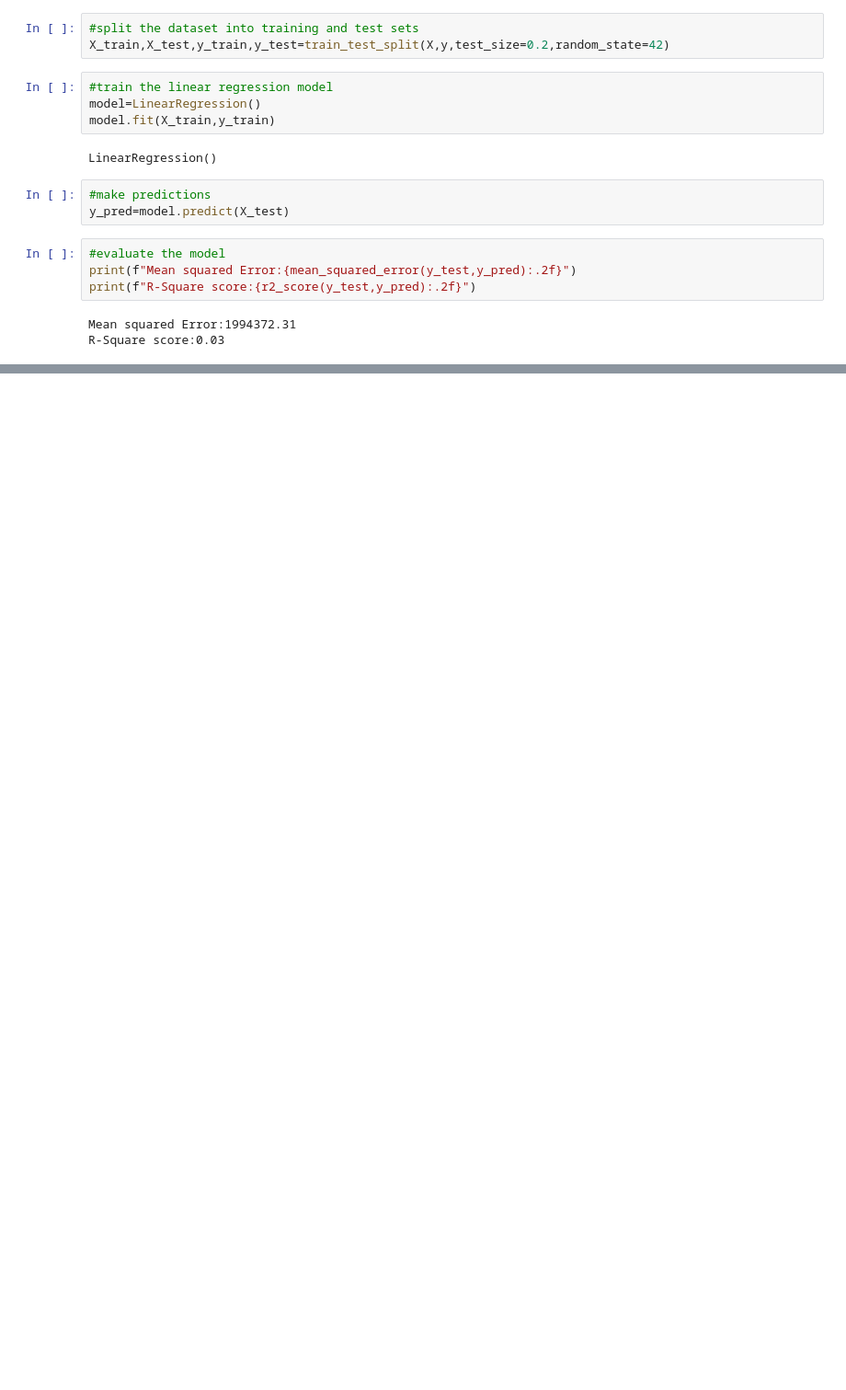
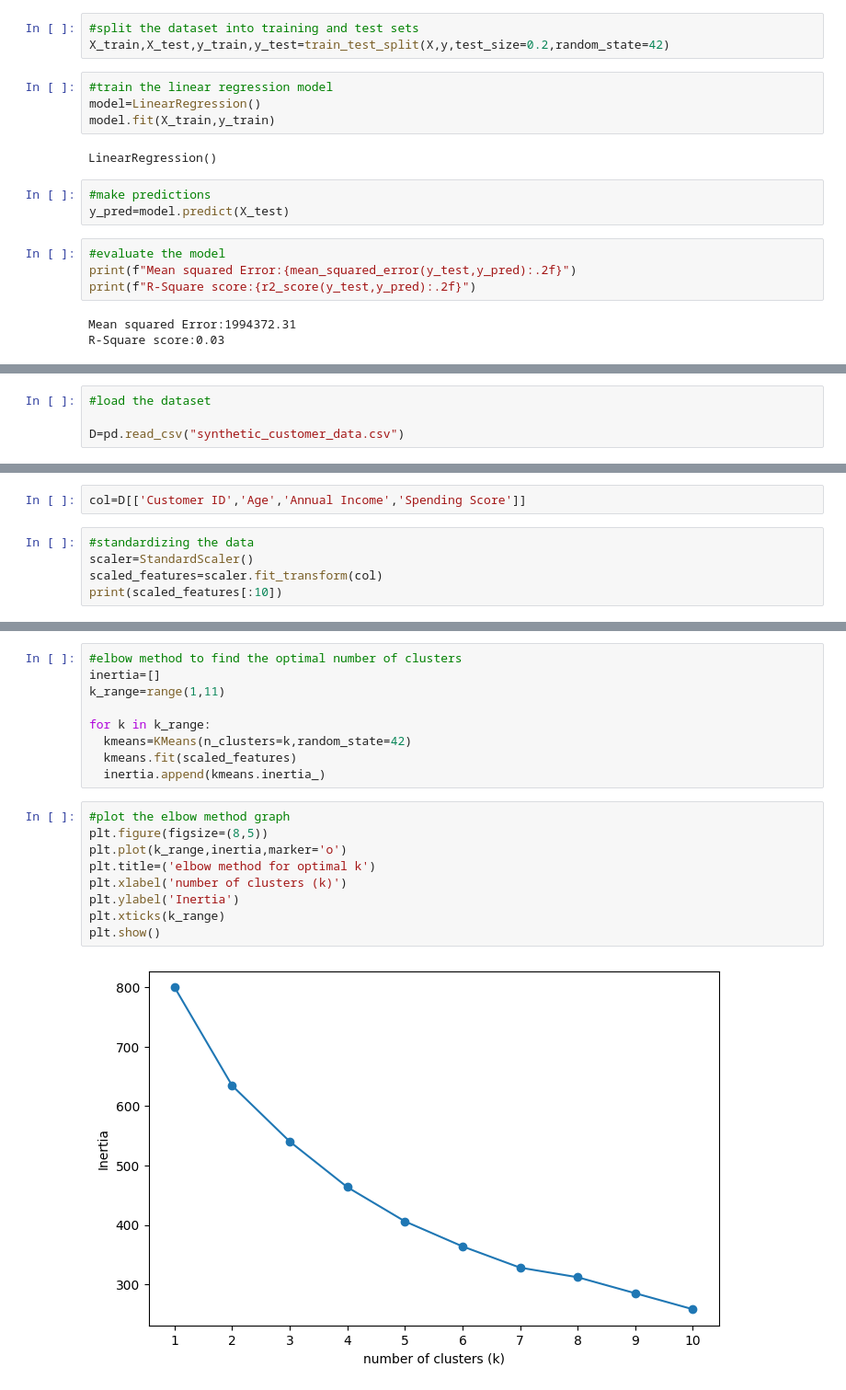
Before and after one commit to Pravallika-02-datascience/Internship, a Jupyter notebook: Mainflowintern.ipynb, the cells around one changed output, grey strips where cells are left out. Shown at 92% size. Drawn from its saved outputs; the diff is of its cells as text; blank space fills up the shorter version.

```diff
--- a/Mainflowintern.ipynb
+++ b/Mainflowintern.ipynb
@@ -349,0 +387,4 @@ R-Square score:0.03
+# %%
+#load the dataset
+
+D=pd.read_csv("synthetic_customer_data.csv")
@@ -349,0 +437,7 @@ R-Square score:0.03
+# %%
+col=D[['Customer ID','Age','Annual Income','Spending Score']]
+# %%
+#standardizing the data
+scaler=StandardScaler()
+scaled_features=scaler.fit_transform(col)
+print(scaled_features[:10])
@@ -349,0 +455,20 @@ R-Square score:0.03
+# %%
+#elbow method to find the optimal number of clusters
+inertia=[]
+k_range=range(1,11)
+
+for k in k_range:
+  kmeans=KMeans(n_clusters=k,random_state=42)
+  kmeans.fit(scaled_features)
+  inertia.append(kmeans.inertia_)
+# %%
+#plot the elbow method graph
+plt.figure(figsize=(8,5))
+plt.plot(k_range,inertia,marker='o')
+plt.title=('elbow method for optimal k')
+plt.xlabel('number of clusters (k)')
+plt.ylabel('Inertia')
+plt.xticks(k_range)
+plt.show()
+# %% [output]
+[figure, added]
```
Also changed, not shown: parts of 10 cells of this notebook.
